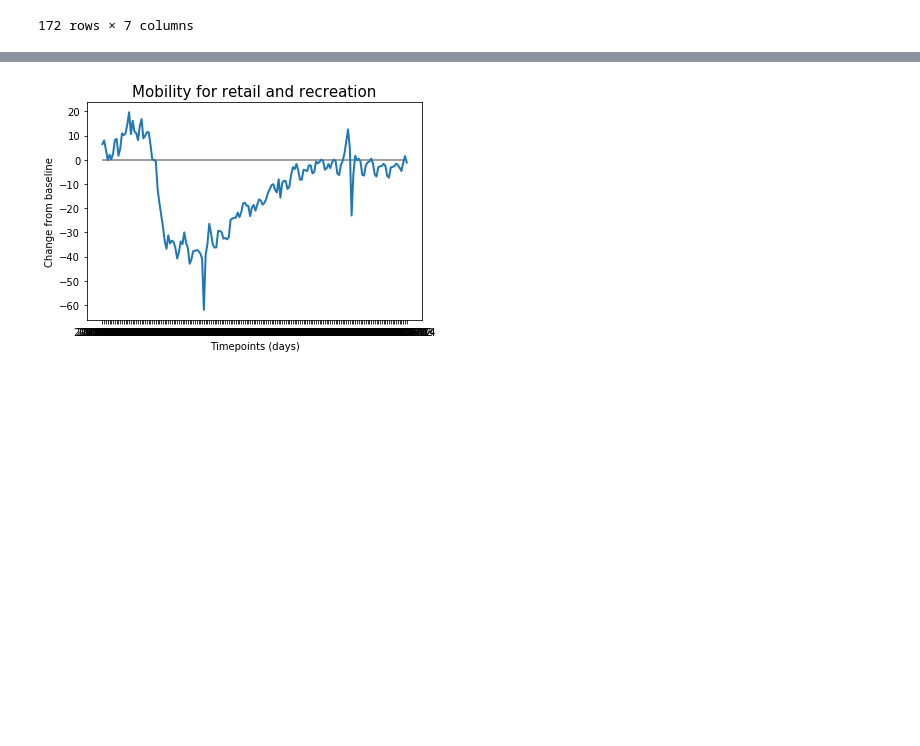
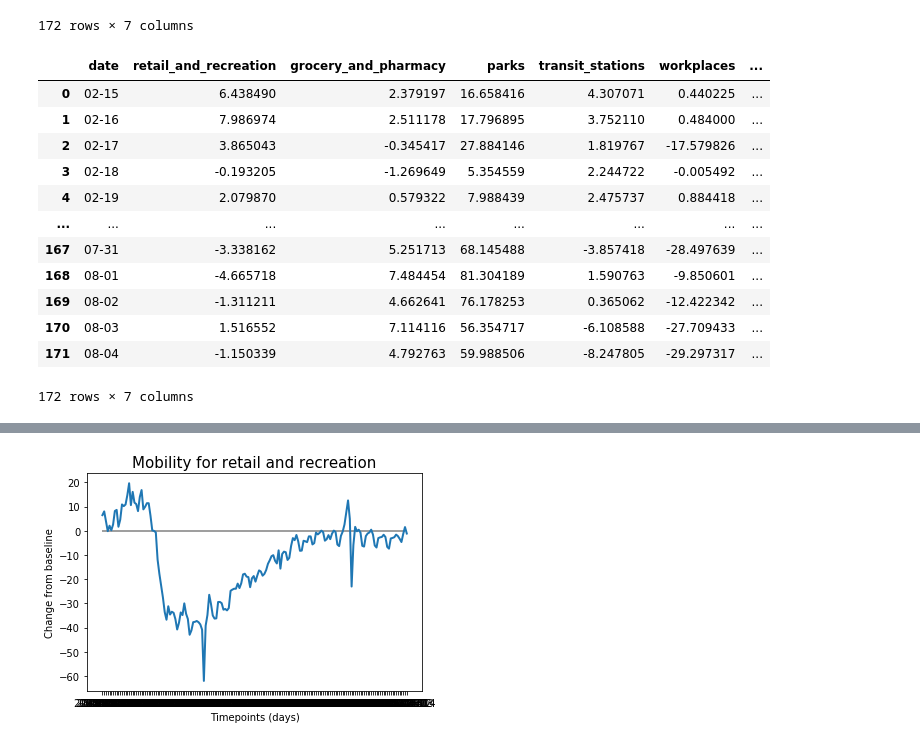
Before and after one commit to LisaHarrison08/Project_G4, a Jupyter notebook: S/St Start.ipynb, the cells around one changed output, grey strips where cells are left out. Cells and saved outputs as stored; diff of their text form; code cells hidden in the pictures; blank space fills up the shorter version.

```diff
--- a/S/St Start.ipynb
+++ b/S/St Start.ipynb
@@ -141,4 +141,22 @@ data_by_date_df
 | 170 | 2020-08-03 | 1.516552 | 7.114116 | 56.354717 | -6.108588 | -27.709433 | ... |
 | 171 | 2020-08-04 | -1.150339 | 4.792763 | 59.988506 | -8.247805 | -29.297317 | ... |
 172 rows × 7 columns
+# %%
+# Removes the year "2020" from the data, Since all the data is only from 2020, we dont need it.
+data_by_date_df["date"] = (data_by_date_df["date"].astype('datetime64')).dt.strftime("%m-%d")
+data_by_date_df
+# %% [output]
+|  | date | retail_and_recreation | grocery_and_pharmacy | parks | transit_stations | workplaces | ... |
+| 0 | 02-15 | 6.438490 | 2.379197 | 16.658416 | 4.307071 | 0.440225 | ... |
+| 1 | 02-16 | 7.986974 | 2.511178 | 17.796895 | 3.752110 | 0.484000 | ... |
+| 2 | 02-17 | 3.865043 | -0.345417 | 27.884146 | 1.819767 | -17.579826 | ... |
+| 3 | 02-18 | -0.193205 | -1.269649 | 5.354559 | 2.244722 | -0.005492 | ... |
+| 4 | 02-19 | 2.079870 | 0.579322 | 7.988439 | 2.475737 | 0.884418 | ... |
+| ... | ... | ... | ... | ... | ... | ... | ... |
+| 167 | 07-31 | -3.338162 | 5.251713 | 68.145488 | -3.857418 | -28.497639 | ... |
+| 168 | 08-01 | -4.665718 | 7.484454 | 81.304189 | 1.590763 | -9.850601 | ... |
+| 169 | 08-02 | -1.311211 | 4.662641 | 76.178253 | 0.365062 | -12.422342 | ... |
+| 170 | 08-03 | 1.516552 | 7.114116 | 56.354717 | -6.108588 | -27.709433 | ... |
+| 171 | 08-04 | -1.150339 | 4.792763 | 59.988506 | -8.247805 | -29.297317 | ... |
+172 rows × 7 columns
 # %%
```
Also changed, not shown: parts of 4 cells of this notebook, 1 other file.
